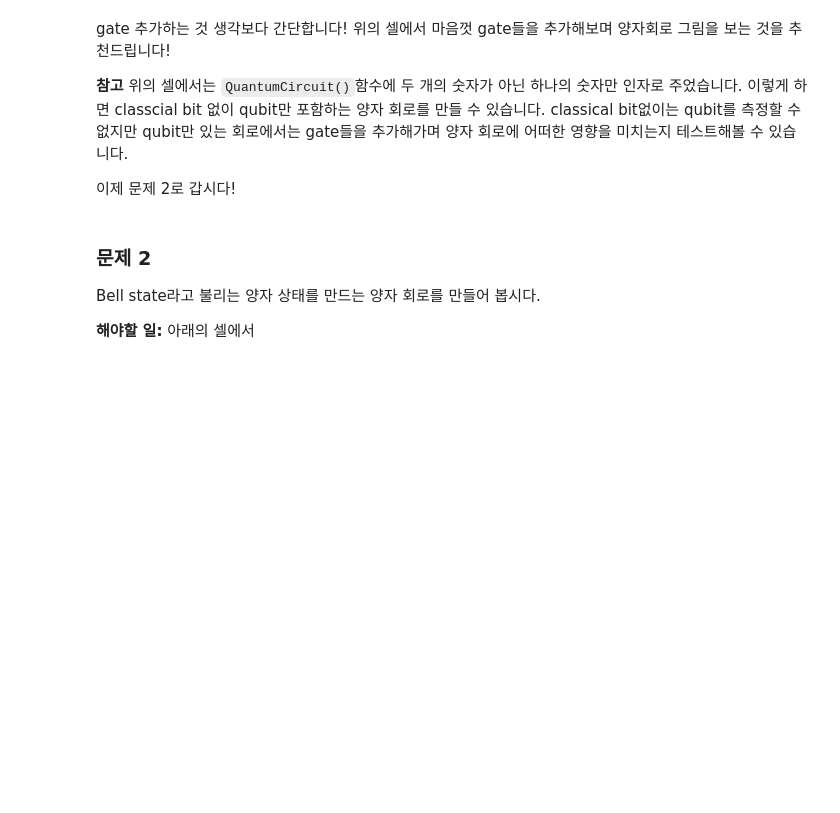
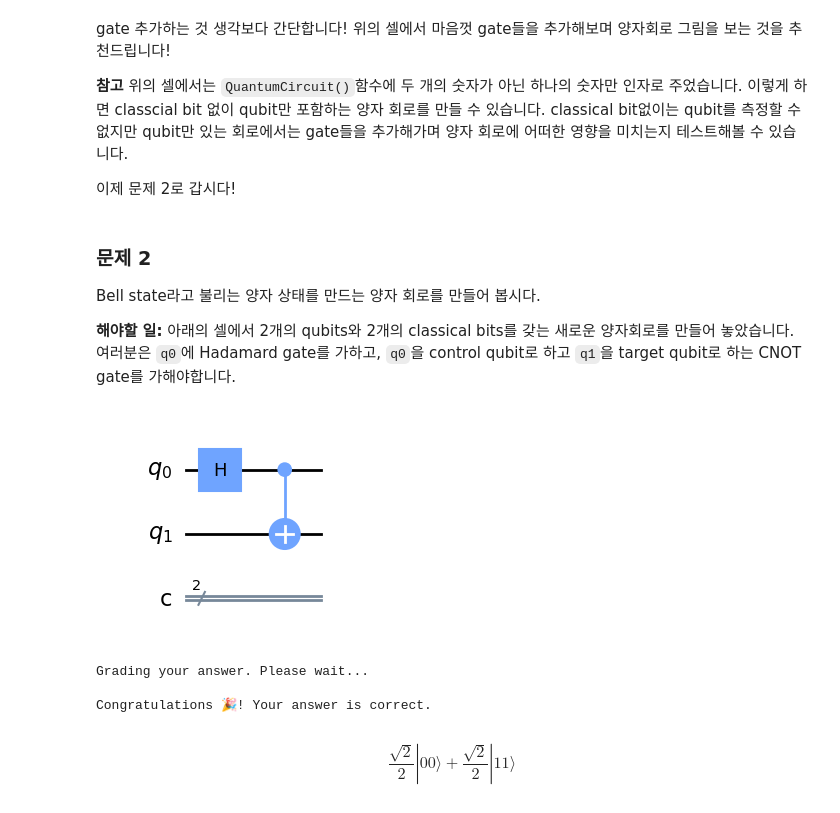
Before and after one commit to goseumdochy/qiskit-fall-fest-2023ku-challenge-notebook, a Jupyter notebook: Challenge1_solution.ipynb, the cells around one changed output. Cells and saved outputs as stored; diff of their text form; code cells hidden in the pictures; blank space fills up the shorter version.

Commit message:
Update Challenge 1 and Challenge 2

```diff
--- a/Challenge1.ipynb
+++ b/Challenge1_solution.ipynb
@@ -206,4 +204,37 @@ gate 추가하는 것 생각보다 간단합니다! 위의 셀에서 마음껏 g
 
 Bell state라고 불리는 양자 상태를 만드는 양자 회로를 만들어 봅시다.
 
-**해야할 일:** 아래의 셀에서
+**해야할 일:** 아래의 셀에서 2개의 qubits와 2개의 classical bits를 갖는 새로운 양자회로를 만들어 놓았습니다. 여러분은 `q0`에 Hadamard gate를 가하고, `q0`을 control qubit로 하고 `q1`을 target qubit로 하는 CNOT gate를 가해야합니다.
+# %%
+from qiskit import QuantumCircuit
+
+qc = QuantumCircuit(2, 2)
+
+## Write your code below here ##
+
+qc.h(0)
+qc.cx(0, 1)
+
+## Do not modifiy the code under this line ##
+
+answer2 = qc
+qc.draw('mpl')
+# %% [output]
+[figure, added]
+# %%
+# Grader Cell: Run this to submit your answer
+
+#from qc_grader.challenges.fall_fest23 import grade_ex1a
+
+from qff_ku_grader.qff_ku_challenges2023 import grade_haha1b
+grade_haha1b(answer2)
+# %% [output]
+Grading your answer. Please wait...
+
+Congratulations 🎉! Your answer is correct.
+# %%
+from qiskit.quantum_info import Statevector
+
+Statevector(qc).draw('latex')
+# %% [output]
+$$\frac{\sqrt{2}}{2} |00\rangle+\frac{\sqrt{2}}{2} |11\rangle$$
```
Also changed, not shown: parts of 3 cells of this notebook, 1 other file.
